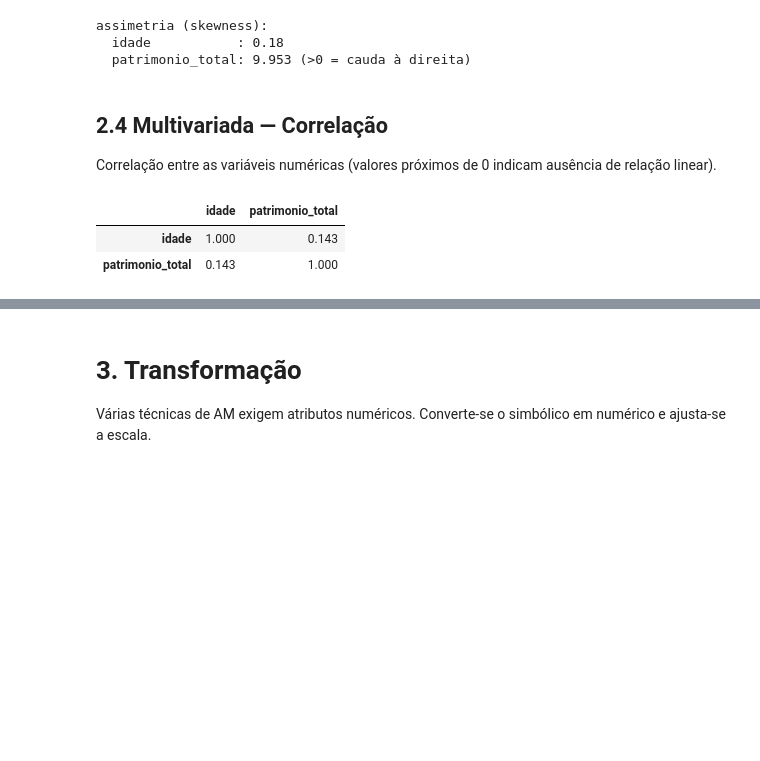
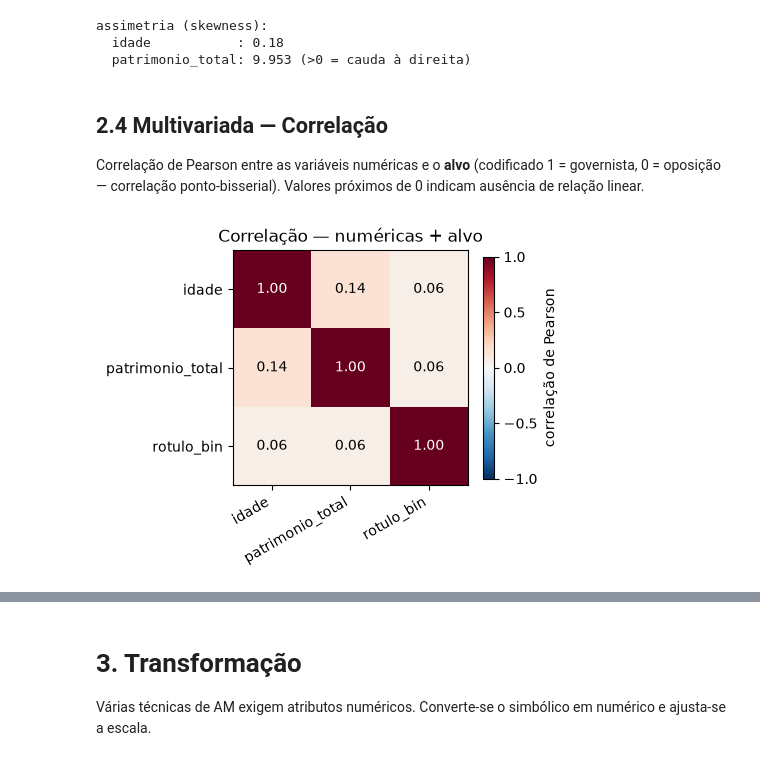
Before and after one commit to gayapedro/tse-rollcall-alignment, a Jupyter notebook: notebook.ipynb, the cells around one changed output, grey strips where cells are left out. Cells and saved outputs as stored; diff of their text form; code cells hidden in the pictures; blank space fills up the shorter version.

```diff
--- a/notebook.ipynb
+++ b/notebook.ipynb
@@ -257,10 +259,25 @@ assimetria (skewness):
 # %% [markdown]
 ## 2.4 Multivariada — Correlação
 
-Correlação entre as variáveis numéricas (valores próximos de 0 indicam ausência de relação linear).
+Correlação de Pearson entre as variáveis numéricas e o **alvo** (codificado 1 =
+governista, 0 = oposição — correlação ponto-bisserial). Valores próximos de 0
+indicam ausência de relação linear.
 # %%
-df[NUMERICAS].corr().round(3)
+# matriz de correlação: numéricas + alvo binário
+corr = (df[NUMERICAS]
+        .assign(rotulo_bin=(df['rotulo'] == 'governista').astype(int))
+        .corr())
+
+fig, ax = plt.subplots(figsize=(4.8, 4))
+im = ax.imshow(corr, cmap='RdBu_r', vmin=-1, vmax=1)
+ax.set_xticks(range(len(corr)), corr.columns, rotation=30, ha='right')
+ax.set_yticks(range(len(corr)), corr.columns)
+for i in range(len(corr)):
+    for j in range(len(corr)):
+        ax.text(j, i, f'{corr.iloc[i, j]:.2f}', ha='center', va='center',
+                color='white' if abs(corr.iloc[i, j]) > 0.6 else 'black')
+fig.colorbar(im, ax=ax, shrink=0.8, label='correlação de Pearson')
+ax.set_title('Correlação — numéricas + alvo')
+plt.tight_layout(); plt.show()
 # %% [output]
-|  | idade | patrimonio_total |
-| idade | 1.000 | 0.143 |
-| patrimonio_total | 0.143 | 1.000 |
+[figure, added]
```
Also changed, not shown: parts of 28 cells of this notebook, 3 other files.
